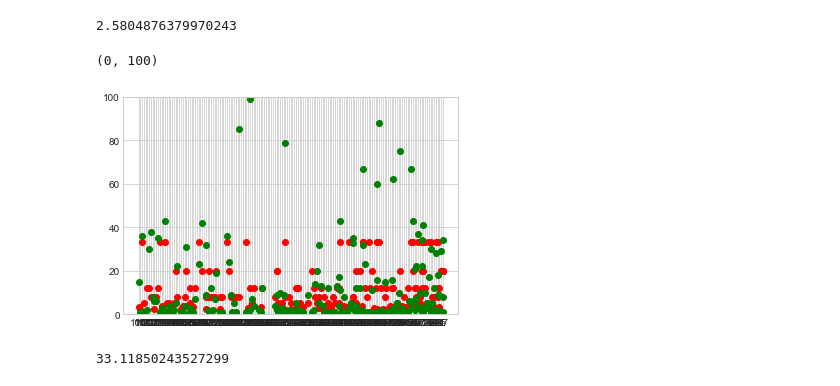
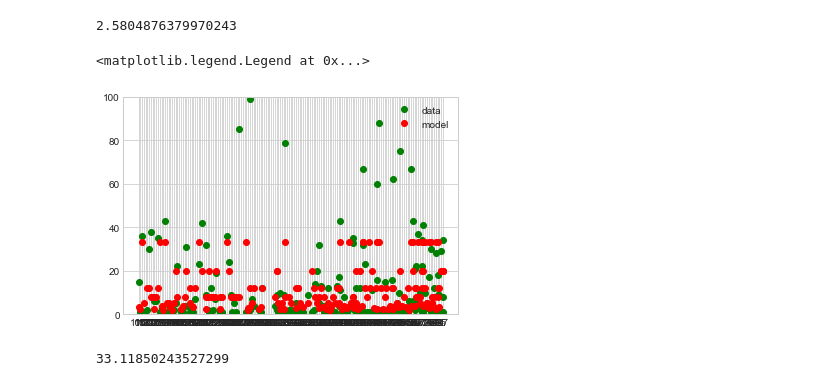
Before and after one commit to Justin1st/Fortnite_Heatmap, a Jupyter notebook: CombinedData Analysis.ipynb, the cells around one changed output. Drawn from its saved outputs; the diff is of its cells as text; code cells hidden in the pictures.

```diff
--- a/CombinedData Analysis.ipynb
+++ b/CombinedData Analysis.ipynb
@@ -219,12 +199,13 @@ np.mean(relativeRes)
 # %% [output]
 2.5804876379970243
 # %%
-plt.plot(yhat, 'ro')
-plt.plot(Y_test, 'go')
+plt.plot(Y_test, 'go', label = 'data')
+plt.plot(yhat, 'ro', label = 'model')
 plt.ylim(0,100)
+plt.legend()
 # %% [output]
-(0, 100)
+<matplotlib.legend.Legend at 0x...>
-[figure, old version]
+[figure, new version]
 # %%
 np.max(yhat)
 # %% [output]
```
Also changed, not shown: parts of 5 cells of this notebook.
